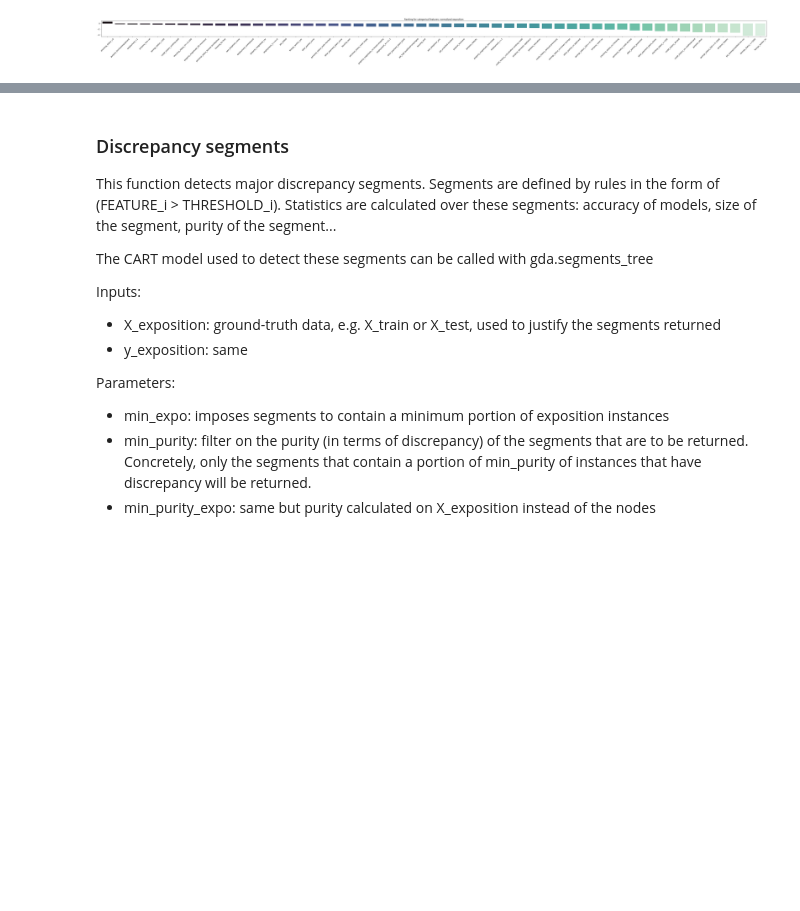
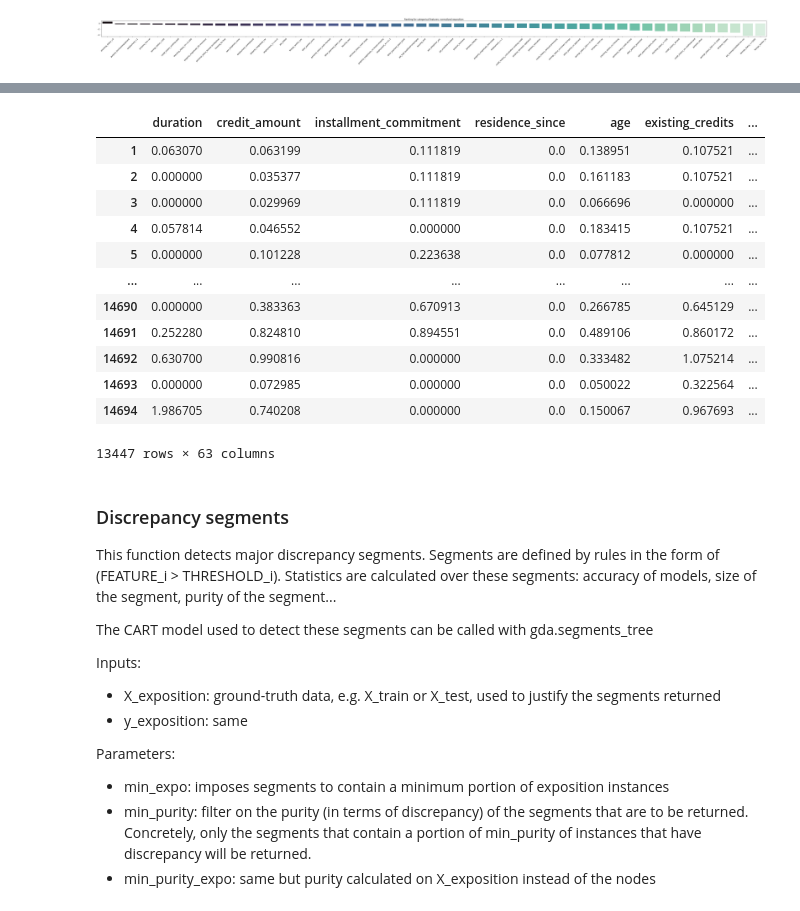
Before and after one commit to axa-rev-research/discrepancies-in-machine-learning, a Jupyter notebook: notebooks/Usecase-GermanCredit.ipynb, the cells around one changed output, grey strips where cells are left out. Cells and saved outputs as stored; diff of their text form; code cells hidden in the pictures; blank space fills up the shorter version.

```diff
--- a/notebooks/Usecase-GermanCredit.ipynb
+++ b/notebooks/Usecase-GermanCredit.ipynb
@@ -106,0 +121,8 @@ gda.plot_feature_importances(palettes=['mako', 'mako'])#, savefig='')
+# %%
+gda.amplitude_dataset.groupby(cat_names).agg(['count', 'sum'])[cont_names]
+
+MIN_COUNT = 200
+m = gda.amplitude_dataset.groupby(cat_names).transform('count').ge(MIN_COUNT).iloc[:,0]
+dm = gda.amplitude_dataset.loc[m]
+print(dm.shape)
+dm.groupby(cat_names).mean()[cont_names]
@@ -107,3 +136,19 @@ gda.plot_feature_importances(palettes=['mako', 'mako'])#, savefig='')
+# %%
+gda.amplitude_dataset.loc[m]
+# %% [output]
+|  | duration | credit_amount | installment_commitment | residence_since | age | existing_credits | ... |
+| 1 | 0.063070 | 0.063199 | 0.111819 | 0.0 | 0.138951 | 0.107521 | ... |
+| 2 | 0.000000 | 0.035377 | 0.111819 | 0.0 | 0.161183 | 0.107521 | ... |
+| 3 | 0.000000 | 0.029969 | 0.111819 | 0.0 | 0.066696 | 0.000000 | ... |
+| 4 | 0.057814 | 0.046552 | 0.000000 | 0.0 | 0.183415 | 0.107521 | ... |
+| 5 | 0.000000 | 0.101228 | 0.223638 | 0.0 | 0.077812 | 0.000000 | ... |
+| ... | ... | ... | ... | ... | ... | ... | ... |
+| 14690 | 0.000000 | 0.383363 | 0.670913 | 0.0 | 0.266785 | 0.645129 | ... |
+| 14691 | 0.252280 | 0.824810 | 0.894551 | 0.0 | 0.489106 | 0.860172 | ... |
+| 14692 | 0.630700 | 0.990816 | 0.000000 | 0.0 | 0.333482 | 1.075214 | ... |
+| 14693 | 0.000000 | 0.072985 | 0.000000 | 0.0 | 0.050022 | 0.322564 | ... |
+| 14694 | 1.986705 | 0.740208 | 0.000000 | 0.0 | 0.150067 | 0.967693 | ... |
+13447 rows × 63 columns
 # %% [markdown]
 ### Discrepancy segments
 
```
Also changed, not shown: parts of 30 cells of this notebook.
